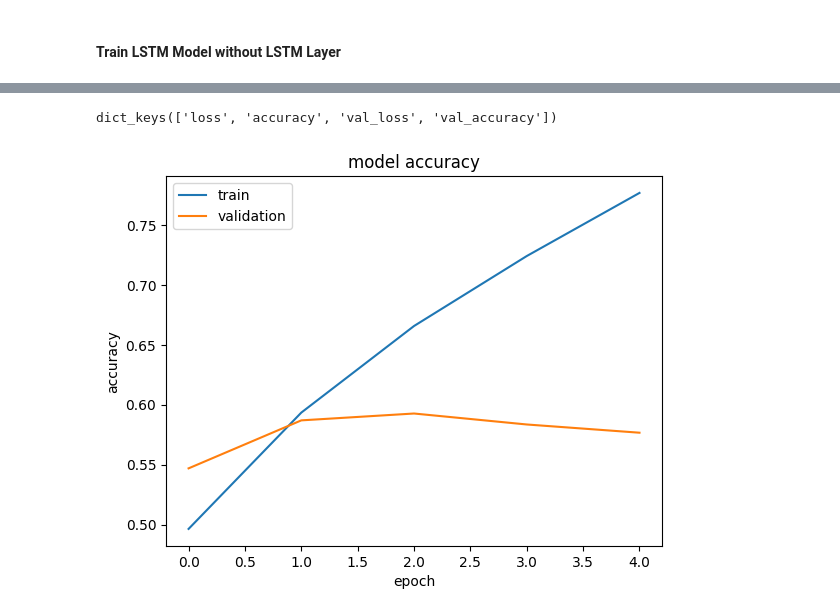
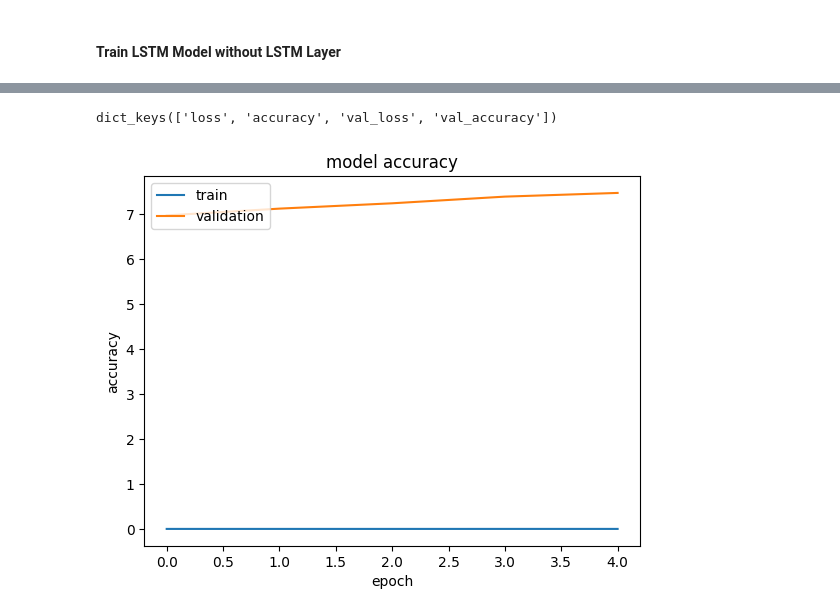
Before and after one commit to anagarlau/yelp-rating-predictor, a Jupyter notebook: 3_modelling/LSTM.ipynb, the cells around one changed output, grey strips where cells are left out. Drawn from its saved outputs; the diff is of its cells as text; code cells hidden in the pictures.

```diff
--- a/3_modelling/LSTM.ipynb
+++ b/3_modelling/LSTM.ipynb
@@ -238,13 +247,14 @@ print(precision_score(pred_test_nolstm,y_test,average = 'macro'))
 # %%
 print(hist.history.keys())
 #  "Accuracy"
-plt.plot(hist.history['accuracy'])
-plt.plot(hist.history['val_accuracy'])
+
+plt.plot(hist.history['loss'])
+plt.plot(hist.history['val_loss'])
 plt.title('model accuracy')
 plt.ylabel('accuracy')
 plt.xlabel('epoch')
 plt.legend(['train', 'validation'], loc='upper left')
 plt.show()
 # %% [output]
 dict_keys(['loss', 'accuracy', 'val_loss', 'val_accuracy'])
-[figure, old version]
+[figure, new version]
```
Also changed, not shown: parts of 7 cells of this notebook, 7 other files.
